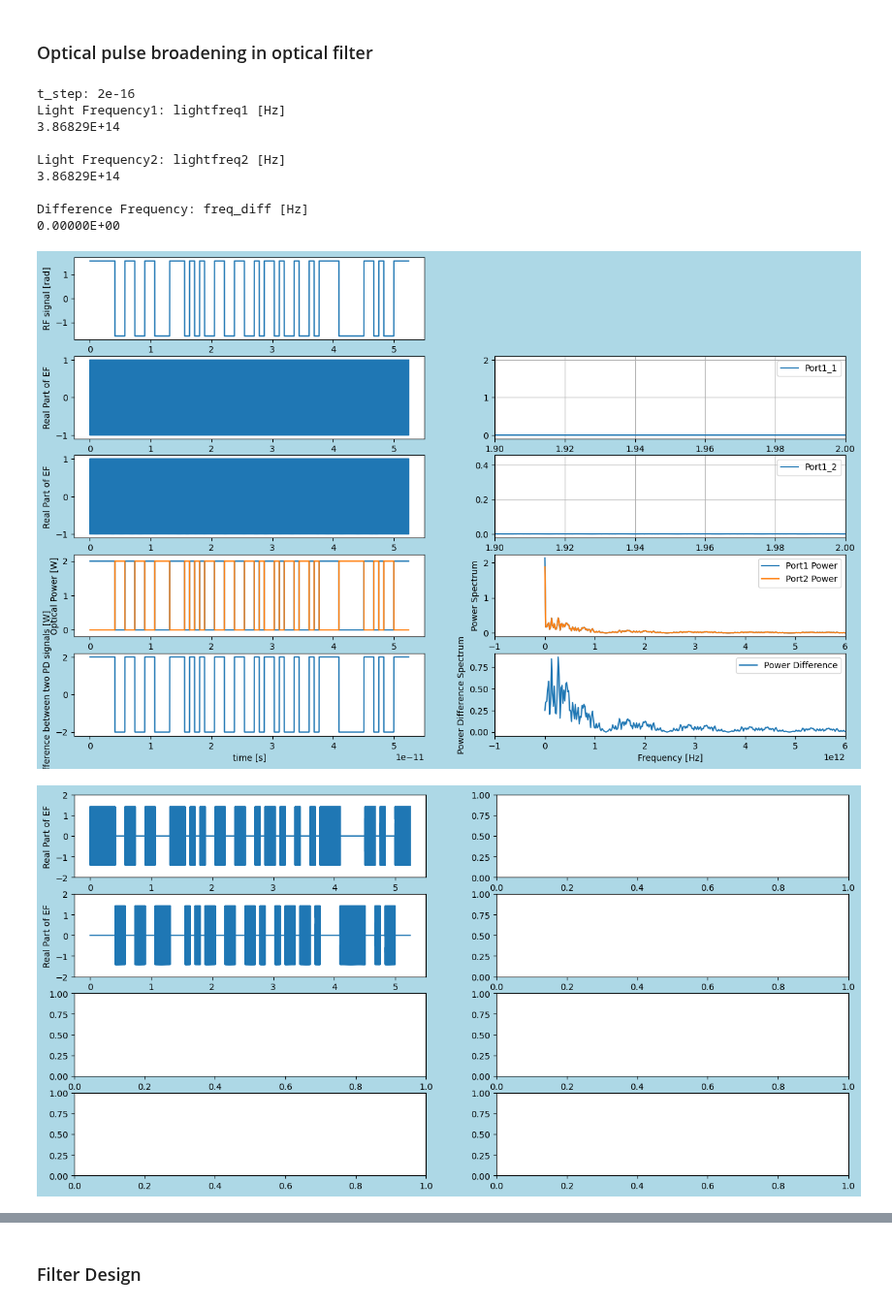
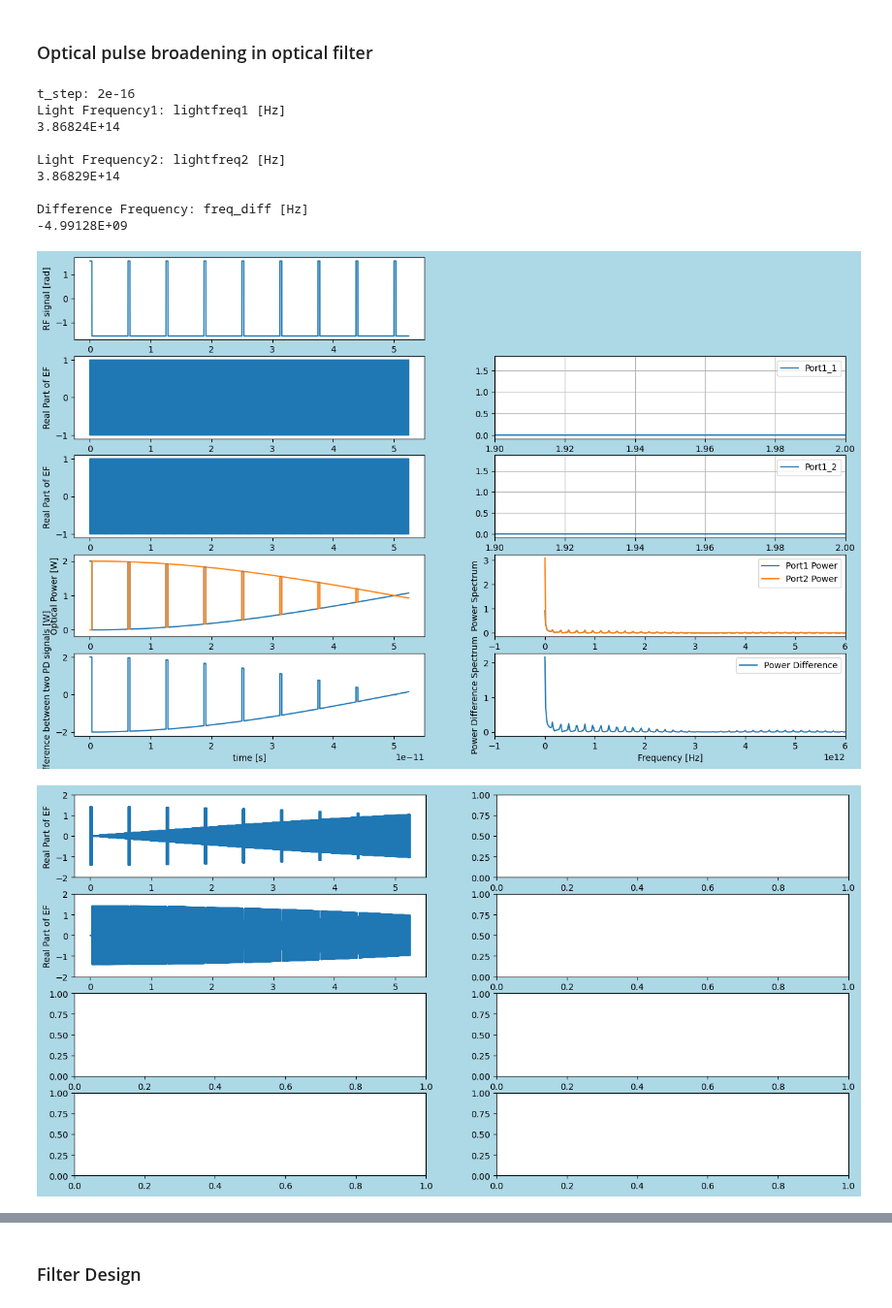
Before and after one commit to tacticstactics/Optical-pulse-broadening, a Jupyter notebook: optical_pulse_broadening_optical_filter.ipynb, the cells around one changed output, grey strips where cells are left out. Shown at 97% size. Saved outputs shown, nothing was run; the diff lists cells and outputs as text; code cells hidden in the pictures.

```diff
--- a/optical_pulse_broadening_optical_filter.ipynb
+++ b/optical_pulse_broadening_optical_filter.ipynb
@@ -76,45 +56,26 @@ amp_c = 0.5 * np.pi
 #freq_rf = 400e9 # [Hz]
 freq_rf = 160e9 # [Hz]
 
+duty_ratio = 0.05
+
 md = 1 # modulation depth. 1 = 100 %
 dc_offset = 0 # DC offset
 
 #Sine
 #rfsignalcol = amp_c * np.sin(2 * np.pi * freq_rf * tcol) + dc_offset #[rad]
 
-#Rectangular
-#rfsignalcol = amp_c *signal.square(2 * np.pi * freq_rf * tcol) +dc_offset #[rad]
+#Square
+rfsignalcol = amp_c *signal.square(2 * np.pi * freq_rf * tcol, duty_ratio) +dc_offset #[rad]
 
 #prbs
 #rfsignalcol = prbs_1(samplerate, a1_range = [0,1], b1_range = [10, 50]) # too long time
-rfsignalcol = prbs_2(samplerate, numberofpointspersymbol = 2 ** 6)
-
-#----
-# Parameters
-duty_ratio = 0.001  # Duty ratio (e.g., 30% high, 70% low)
-#frequency = 5.0   # Frequency of the pulse train in Hz
-duration = t_step * samplerate    # Duration of the pulse train in seconds
-#sampling_rate = 1000  # Sampling rate in samples per second
-
-# Generate the pulse train
-#rfsignalcol = generate_pulse_train(duty_ratio, freq_rf, duration, samplerate)
-#----
-
-# Plot the pulse train
-#plt.figure(figsize=(10, 4))
-#plt.plot(np.arange(len(pulse_train)) / sampling_rate, pulse_train, label=f'Duty Ratio: {duty_ratio * 100}%')
-#plt.xlabel('Time (s)')
-#plt.ylabel('Amplitude')
-#plt.title('Pulse Train with Variable Duty Ratio')
-#plt.legend()
-#plt.grid(True)
-#plt.show()
+#rfsignalcol = prbs_2(samplerate, numberofpointspersymbol = 2 ** 6)
 
 no = 1 # Refractive Index of medium
 
 #wl1 = 1550e-9
 #wl2 = 1550e-9
-wl1 = 775e-9
+wl1 = 775.01e-9
 wl2 = 775e-9
 
 oplcommon1=100 #Common Path Length 1
@@ -280,37 +241,37 @@ ax2_3 = fig2.add_subplot(5, 2, 3)
 ax2_4 = fig2.add_subplot(5, 2, 4)
 ax2_5 = fig2.add_subplot(5, 2, 5)
 ax2_6 = fig2.add_subplot(5, 2, 6)
 ax2_7 = fig2.add_subplot(5, 2, 7)
 ax2_8 = fig2.add_subplot(5, 2, 8)
 ax2_9 = fig2.add_subplot(5, 2, 9)
 ax2_10 = fig2.add_subplot(5, 2, 10)
 
 #nn = 2 ** 14 # number of
 nn = samplerate # number of
 
 ax2_3.plot(tcol[0:nn],np.real(Port3_1_EFcol[0:nn]))
 ax2_3.set_ylabel("Real Part of EF")
 ax2_3.set_ylim(-2,2)
 
 ax2_5.plot(tcol[0:nn],np.real(Port3_2_EFcol[0:nn]))
 ax2_5.set_ylabel("Real Part of EF")
 ax2_5.set_ylim(-2,2)
 
 #plt.savefig(f"{wl2}_{freq_rf}.png", dpi=300)
 
 plt.show()
 # %% [output]
 t_step: 2e-16
 Light Frequency1: lightfreq1 [Hz]
-3.86829E+14
+3.86824E+14
 
 Light Frequency2: lightfreq2 [Hz]
 3.86829E+14
 
 Difference Frequency: freq_diff [Hz]
-0.00000E+00
+-4.99128E+09
-[figure, old version]
+[figure, new version]
-[figure, old version]
+[figure, new version]
 # %%
 
 N = 2* samplerate
```
Also changed, not shown: parts of 3 cells of this notebook.
